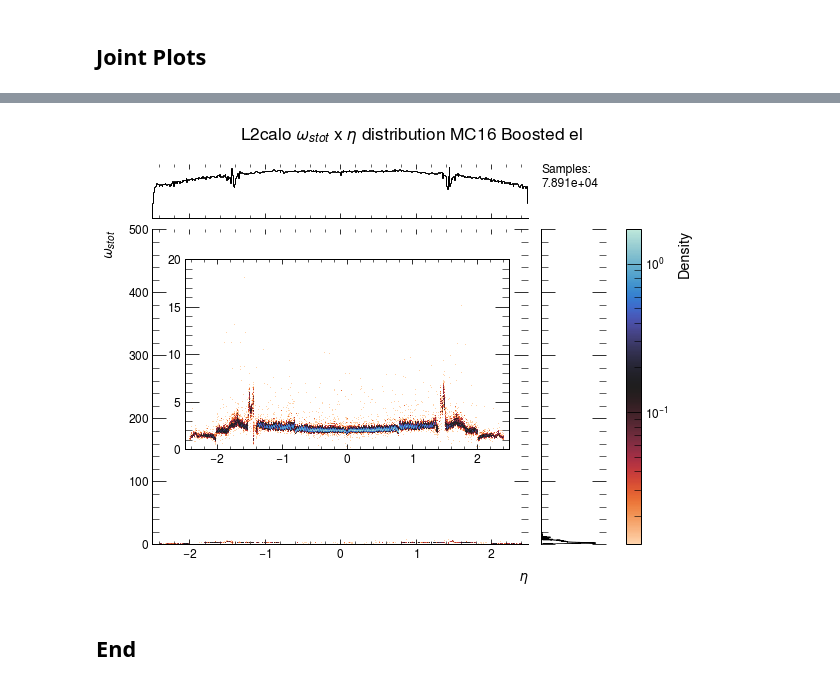
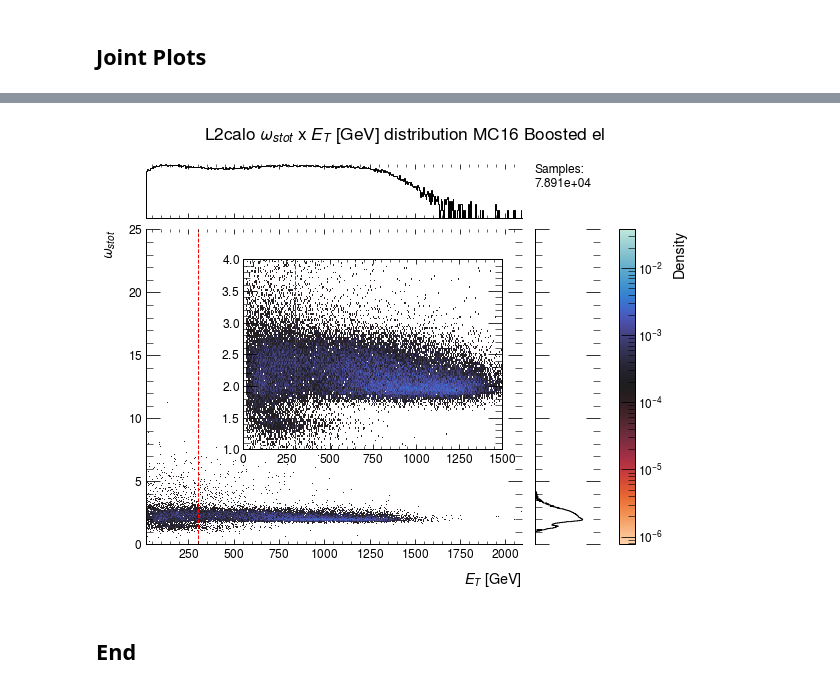
Before and after one commit to lucasbanunes/ringer, a Jupyter notebook: plots.ipynb, the cells around one changed output, grey strips where cells are left out. Saved outputs shown, nothing was run; the diff lists cells and outputs as text; code cells hidden in the pictures.

Commit message:
Updated plots.ipynb to make joint plots with same scale colormaps.

```diff
--- a/plots.ipynb
+++ b/plots.ipynb
@@ -420,8 +442,7 @@ data = {
 ## 1D Hist plots
 # %%
 range_type = 'free'
-step = 'l2calo'
-var='et'
+var='rphi'
 plot_scale = 'log'
 sub_ax = False
 var_info = get_var_info(var)
@@ -452,21 +473,21 @@ else:   #Custom
     xrange=None
 title = f'{step.capitalize()} {var_info["label"]} distributions'
 fig, ax = plt.subplots(1,1, figsize=(9,6.6), dpi=72)
-ax, hist, patches = histplot(data, var_info['l2calo'], xlabel=var_info['label'], xrange=xrange,
-                          xbins=300, include_legend=True, xlim=None,xlabel_loc='right',
+ax, hist, patches = histplot(data, var_info[step], xlabel=var_info['label'], xrange=xrange,
+                          xbins=1000, include_legend=True, xlim=(-10,10),xlabel_loc='right',
                           title=title, ax=ax, plot_scale=plot_scale, despine=True)
 plot_logger.info('Computing distances')
 distances = wasserstein_versus_boosted(data, var_info[step], var_range=xrange)
 box_text = '\n'.join(['Wasserstein boosted'] + [f'{name}: {dist:.4f}' for name, dist in distances.items()])
-ax.text(0.7, 0.7, box_text, transform=ax.transAxes, fontsize=14, wrap=True,
+ax.text(0.27,0.85, box_text, fontsize=14, wrap=True, transform=ax.transAxes,
     bbox=dict(boxstyle='round', facecolor='white', edgecolor='white'))
 plot_logger.info('Finished distances')
-if sub_ax:
-    sub_ax_pos = [0.3, 0.3, 0.6, 0.4]
+if sub_ax and range_type != 'free':
+    sub_ax_pos = [0.5, 0.35, 0.43, 0.4]
     sub_ax = fig.add_axes(sub_ax_pos)
-    sub_ax, hist, patches = histplot(data, var_info['l2calo'], xlabel=None, xrange=xrange,
-                            xbins=3000, include_legend=False, xlim=(0,20), xlabel_loc='right',
-                            title=title, ax=sub_ax, plot_scale=plot_scale, despine=True, write_labels=False)
+    sub_ax, hist, patches = histplot(data, var_info[step], xlabel=None, xrange=xrange,
+                            xbins=300, include_legend=False, xlim=(0,6), xlabel_loc='right',
+                            title=None, ax=sub_ax, plot_scale=plot_scale, despine=True, write_labels=False)
 fig.tight_layout()
 filename = f'{step}_{var_info["name"]}_{range_type}_range_{plot_scale}_scale_hist1d.png'
 print(filename)
@@ -530,58 +551,71 @@ save_hists_df(data_hists, output_dir, var, 'free_range')
 # %% [markdown]
 ## Joint Plots
 # %%
-var_ranges = {
+base_ranges = {
     'f3': (0,1),
     'weta2': (0,0.06),
     'reta': (0,1),
-    'wstot': (0,500),
+    'wstot': (0,25),
     'eratio': (0,1),
     'f1': (0,1),
     'eta': None,
     'et': None,
     'dr': None
 }
-
-var_bins = {
+var_ranges = {key: base_ranges.copy() for key in data.keys()}
+base_bins = {
     'f3': 1000,
     'weta2': 500,
     'reta': 500,
-    'wstot': 5000,
+    'wstot': 1000,
     'eratio': 500,
     'f1': 1000,
     'eta': 500,
     'et': 500,
     'dr': 500
 }
+var_bins = {key: base_bins.copy() for key in data.keys()}
+var_bins['MC16 Boosted el']['f1'] = 200
+var_bins['MC16 Boosted el']['f3'] = 2000
+var_bins['MC16 Boosted el']['wstot'] = 1000
+sub_axes = {
+    'MC16 Boosted el': dict(pos=[0.25, 0.3, 0.4, 0.4],xlim=(0,1500),ylim=(1,4)),
+    'Data17 Zee el': None, # dict(pos=[0.25, 0.3, 0.4, 0.4],xlim=(0,400),ylim=(0,0.2)),
+    'Data17 Zee jet': None
+}
+to_plot = {
+    'MC16 Boosted el': True,
+    'Data17 Zee el': False,
+    'Data17 Zee jet': False
+}
 joint_plot_dir = os.path.join(output_dir, 'joint_plots')
 if not os.path.exists(joint_plot_dir):
     os.makedirs(joint_plot_dir)
-# data_name = 'Data17 Zee jet'
-data_name = 'MC16 Boosted el'
 plot_scale='log'
-step = 'l2calo'
-x='eta'
+step = 'offline'
+x='et'
 y='wstot'
 x_info = get_var_info(x)
 y_info = get_var_info(y)
 x_label = x_info['label'] if x!= 'et' else x_info['label'] + ' [GeV]'
 y_label = y_info['label'] if y!= 'et' else y_info['label'] + ' [GeV]'
-filename = f'{step}_{x}_{y}_{plot_scale}_scale_{data_name.lower().replace(" ", "_")}_joint_hist.png'
-# None #
-sub_ax_kwargs = dict(pos=[0.15, 0.3, 0.5, 0.4],xlim=None,ylim=(0, 20))
-jgrid, info_dict = jointplot(data=data[data_name], x=x_info[step], y=y_info[step], step=step.capitalize(),
-                        x_label=x_label, y_label=y_label, data_label=data_name,
-                        x_bins=var_bins[x], y_bins=var_bins[y], x_range=None, y_range=var_ranges[y],
-                        xlim=None,ylim=None,
-                        cmap='icefire_r', plot_scale='log', figsize=(9,6.6), marginal_ticks=False,
-                        sub_ax_kwargs=sub_ax_kwargs)
-# jgrid.figure.tight_layout()
-if x == 'et':
-    jgrid.ax_joint.axvline(300, color='r', linestyle='--', linewidth=0.5)
-    try:
-        info_dict['sub_ax'].axvline(300, color='r', linestyle='--', linewidth=0.5)
-    except KeyError:
-        pass
-# info_dict['sub_ax'].axhline(2.25, color='r', linestyle='--', linewidth=1)
-jgrid.figure.savefig(os.path.join(joint_plot_dir, filename), transparent=False, facecolor='white', dpi=72)
+vmin, vmax = get_hist2d_log_norms(data, x=x, y=y, var_bins=var_bins, var_ranges=var_ranges, step=step)
+for data_name, data_df in data.items():
+    print(f'Plotting {data_name}')
+    if not to_plot[data_name]:
+        continue
+    jgrid, info_dict = jointplot(data=data_df, x=x_info[step], y=y_info[step], step=step.capitalize(),
+        x_label=x_label, y_label=y_label, data_label=data_name,
+        x_bins=var_bins[data_name][x], y_bins=var_bins[data_name][y], x_range=var_ranges[data_name][x], y_range=var_ranges[data_name][y],
+        xlim=None,ylim=None,vmin=vmin, vmax=vmax,
+        cmap='icefire_r', norm=plot_scale, figsize=(9,6.6), marginal_ticks=False,
+        sub_ax_kwargs=sub_axes[data_name], shared_cmap=True)
+    if x == 'et':
+        jgrid.ax_joint.axvline(300, color='r', linestyle='--', linewidth=1)
+        try:
+            info_dict['sub_ax'].axvline(300, color='r', linestyle='--', linewidth=1)
+        except KeyError:
+            pass
+    filename = f'{step}_{x}_{y}_{plot_scale}_scale_{data_name.lower().replace(" ", "_")}_joint_hist.png'
+    jgrid.figure.savefig(os.path.join(joint_plot_dir, filename), transparent=False, facecolor='white', dpi=72)
 # %% [output]
@@ -588,4 +625,4 @@ jgrid.figure.savefig(os.path.join(joint_plot_dir, filename), transparent=False,
-[figure, old version]
+[figure, new version]
 # %% [markdown]
 ## End
 # %%
```
Also changed, not shown: parts of 8 cells of this notebook.
